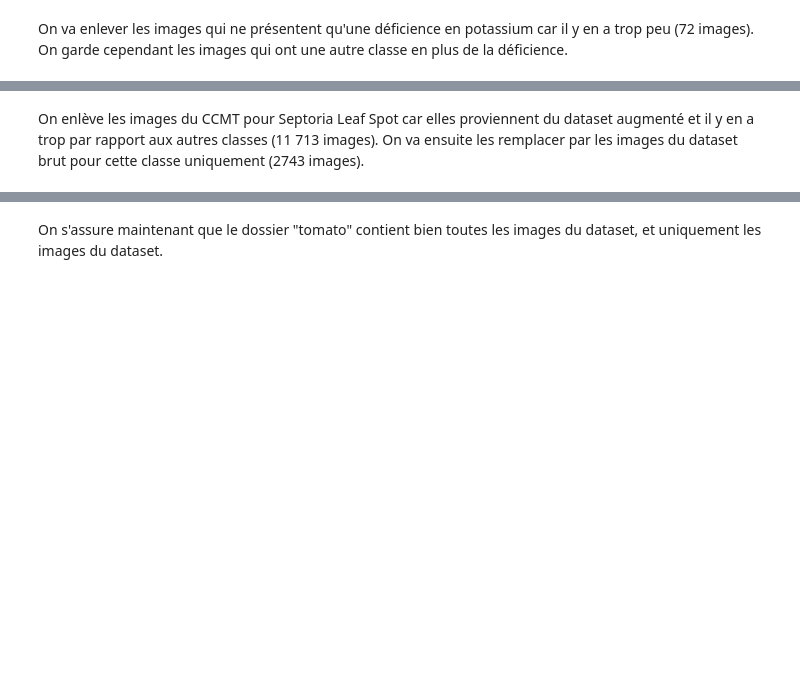
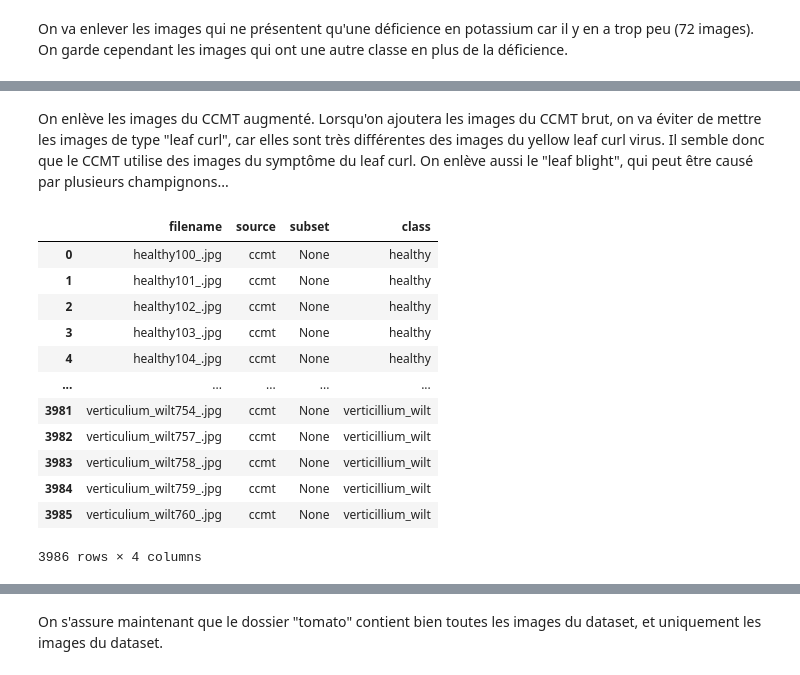
Before and after one commit to maxbhardy/happybud, a Jupyter notebook: dataset/create_dataset.ipynb, the cells around one changed output, grey strips where cells are left out. Saved outputs shown, nothing was run; the diff lists cells and outputs as text; code cells hidden in the pictures; blank space fills up the shorter version.

```diff
--- a/dataset/create_dataset.ipynb
+++ b/dataset/create_dataset.ipynb
@@ -493 +492,7 @@ PlantVillage.
+# %% [markdown]
+On enlève les images du CCMT augmenté. Lorsqu'on ajoutera les images du CCMT brut, on
+va éviter de mettre les images de type "leaf curl", car elles sont très différentes
+des images du yellow leaf curl virus. Il semble donc que le CCMT utilise des images
+du symptôme du leaf curl. On enlève aussi le "leaf blight", qui peut être causé par
+plusieurs champignons...
 # %%
@@ -499,4 +500,0 @@ dataset = dataset.loc[dataset["class"] != "leaf_blight"]
-# %% [markdown]
-On enlève les images du CCMT pour Septoria Leaf Spot car elles proviennent du dataset
-augmenté et il y en a trop par rapport aux autres classes (11 713 images). On va ensuite les remplacer
-par les images du dataset brut pour cette classe uniquement (2743 images).
@@ -506,50 +501,62 @@ dataset = dataset.loc[(dataset["source"] != "ccmt") | (dataset["class"] != "sept
 # %%
 # Classes
 classes = [
-    #"healthy",
-    #"yellow_leaf_curl_virus",
+    "healthy",
     "septoria_leaf_spot",
-    #"verticulium_wilt",
+    "verticillium_wilt",
 ]
 
 source_classes = [
-    #"healthy",
-    #"leaf curl",
+    "healthy",
     "septoria leaf spot",
-    #"verticulium wilt"
+    "verticulium wilt"
 ]
 
-# On ajoute les images RAW du CCMT pour Septoria Leaf Spot  (2743 images)
+# On ajoute les images RAW du CCMT
 source = pathlib.Path(
     "../data/Dataset for Crop Pest and Disease Detection/Raw Data/CCMT Dataset/Tomato/"
 )
 
 dest = pathlib.Path("tomato")
 
 ccmt_raw_dataset = []
 
 for c, sc in zip(classes, source_classes):
     files = list((source / sc).iterdir())
     filenames = [f.name.replace(" ", "_") for f in files]
 
     tmp_dataset = pd.DataFrame(
         {
             "filename": filenames,
             "source": "ccmt",
             "subset": None,
             "class": c
         },
     )
 
     ccmt_raw_dataset.append(tmp_dataset)
 
     # Copie du fichier
     for f in files:
         if not (dest / f.name).exists():
             shutil.copy2(f, dest / f.name.replace(" ", "_"))
 
 ccmt_raw_dataset = pd.concat(ccmt_raw_dataset, ignore_index=True)
-#ccmt_raw_dataset
+ccmt_raw_dataset
+# %% [output]
+|  | filename | source | subset | class |
+| 0 | healthy100_.jpg | ccmt | None | healthy |
+| 1 | healthy101_.jpg | ccmt | None | healthy |
+| 2 | healthy102_.jpg | ccmt | None | healthy |
+| 3 | healthy103_.jpg | ccmt | None | healthy |
+| 4 | healthy104_.jpg | ccmt | None | healthy |
+| ... | ... | ... | ... | ... |
+| 3981 | verticulium_wilt754_.jpg | ccmt | None | verticillium_wilt |
+| 3982 | verticulium_wilt757_.jpg | ccmt | None | verticillium_wilt |
+| 3983 | verticulium_wilt758_.jpg | ccmt | None | verticillium_wilt |
+| 3984 | verticulium_wilt759_.jpg | ccmt | None | verticillium_wilt |
+| 3985 | verticulium_wilt760_.jpg | ccmt | None | verticillium_wilt |
+3986 rows × 4 columns
 # %%
 # On concatène le nouveau dataset
 dataset = pd.concat([dataset, ccmt_raw_dataset], ignore_index=True)
```
Also changed, not shown: parts of 13 cells of this notebook, 3 other files.
